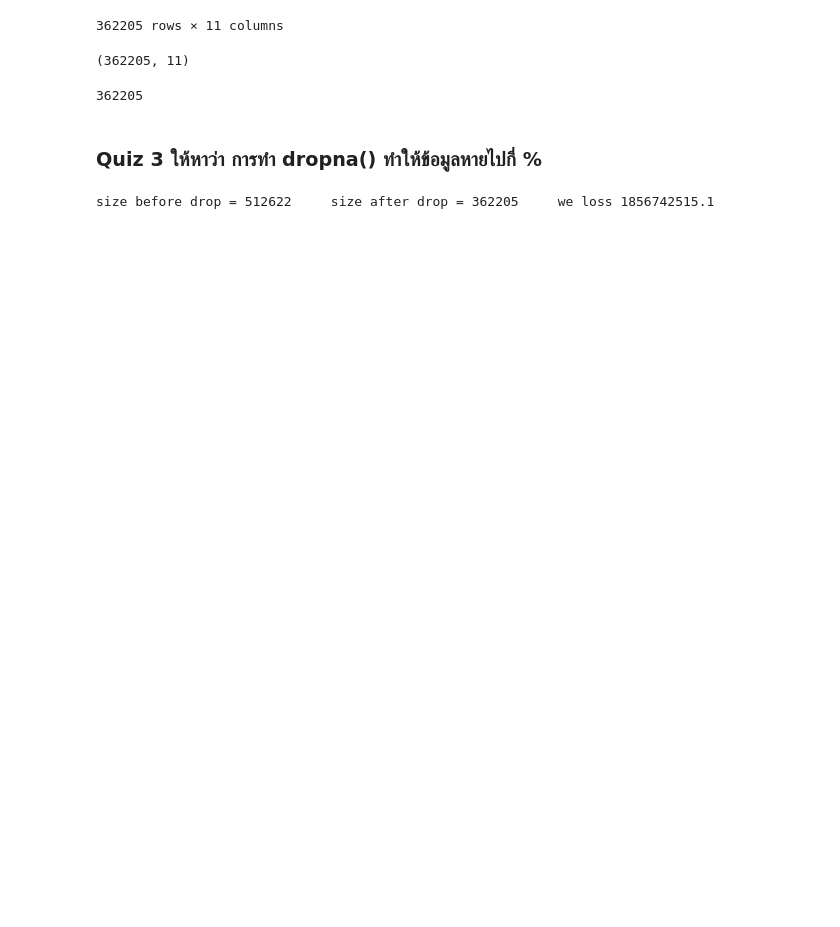
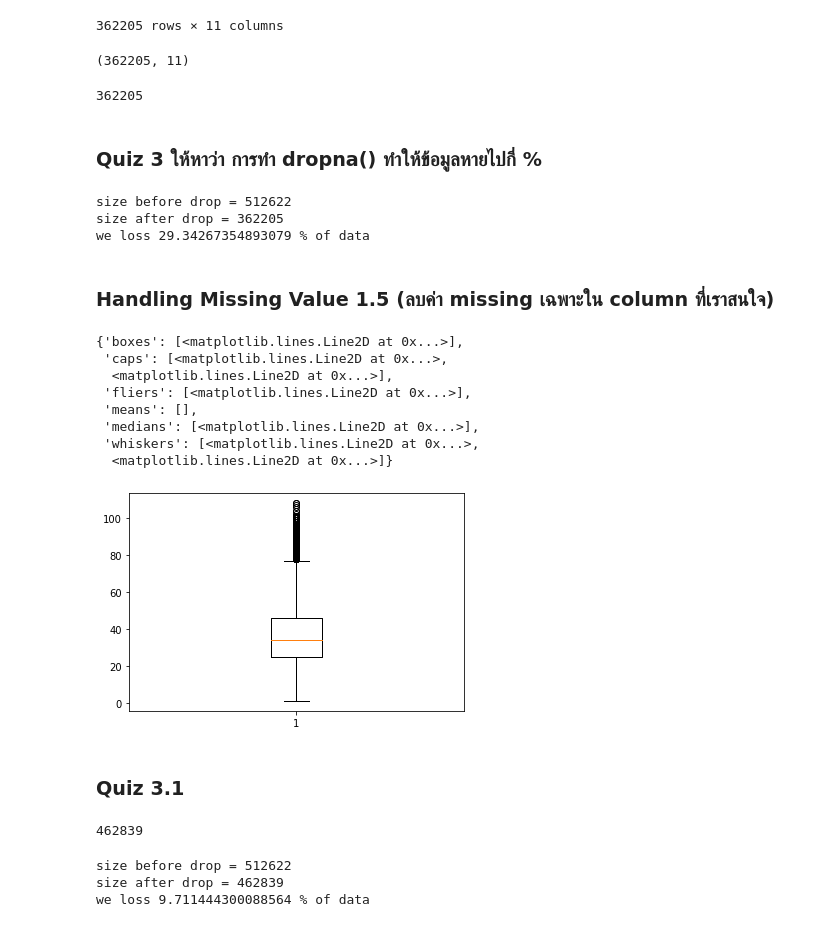
Before and after one commit to jittakorn-ch/DWDM21, a Jupyter notebook: Data_Preprocessing_(Chapter3).ipynb, the cells around one changed output. Drawn from its saved outputs; the diff is of its cells as text; code cells hidden in the pictures; blank space fills up the shorter version.

Commit message:
Quiz3.1

```diff
--- a/Data_Preprocessing_(Chapter3).ipynb
+++ b/Data_Preprocessing_(Chapter3).ipynb
@@ -184,9 +184,47 @@ data_cases.dropna().shape[0]
 362205
 # %% [markdown]
 ### Quiz 3 ให้หาว่า การทำ dropna() ทำให้ข้อมูลหายไปกี่ %
-# %%
-print(f'size before drop = {data_cases.shape[0]} \
-    size after drop = {data_cases.dropna().shape[0]}\
-     we loss {(data_cases.shape[0])*(data_cases.dropna().shape[0])/100}')
-# %% [output]
-size before drop = 512622     size after drop = 362205     we loss 1856742515.1
+# %%
+i = data_cases.shape[0]
+j = data_cases.dropna().shape[0]
+k = i - j
+print(f'size before drop = {i}')
+print(f'size after drop = {j}')
+print(f'we loss {k*100/i} % of data')
+# %% [output]
+size before drop = 512622
+size after drop = 362205
+we loss 29.34267354893079 % of data
+# %% [markdown]
+### Handling Missing Value 1.5 (ลบค่า missing เฉพาะใน column ที่เราสนใจ)
+# %%
+data_cases_nomissingAge = data_cases.dropna(subset=['age'])
+# %%
+plt.boxplot(data_cases_nomissingAge['age'])
+# %% [output]
+{'boxes': [<matplotlib.lines.Line2D at 0x...>],
+ 'caps': [<matplotlib.lines.Line2D at 0x...>,
+  <matplotlib.lines.Line2D at 0x...>],
+ 'fliers': [<matplotlib.lines.Line2D at 0x...>],
+ 'means': [],
+ 'medians': [<matplotlib.lines.Line2D at 0x...>],
+ 'whiskers': [<matplotlib.lines.Line2D at 0x...>,
+  <matplotlib.lines.Line2D at 0x...>]}
+[figure, added]
+# %% [markdown]
+### Quiz 3.1
+# %%
+data_cases_nomissingAge.shape[0]
+# %% [output]
+462839
+# %%
+i = data_cases.shape[0]
+j = data_cases_nomissingAge.shape[0]
+k = i - j
+print(f'size before drop = {i}')
+print(f'size after drop = {j}')
+print(f'we loss {k*100/i} % of data')
+# %% [output]
+size before drop = 512622
+size after drop = 462839
+we loss 9.711444300088564 % of data
```
